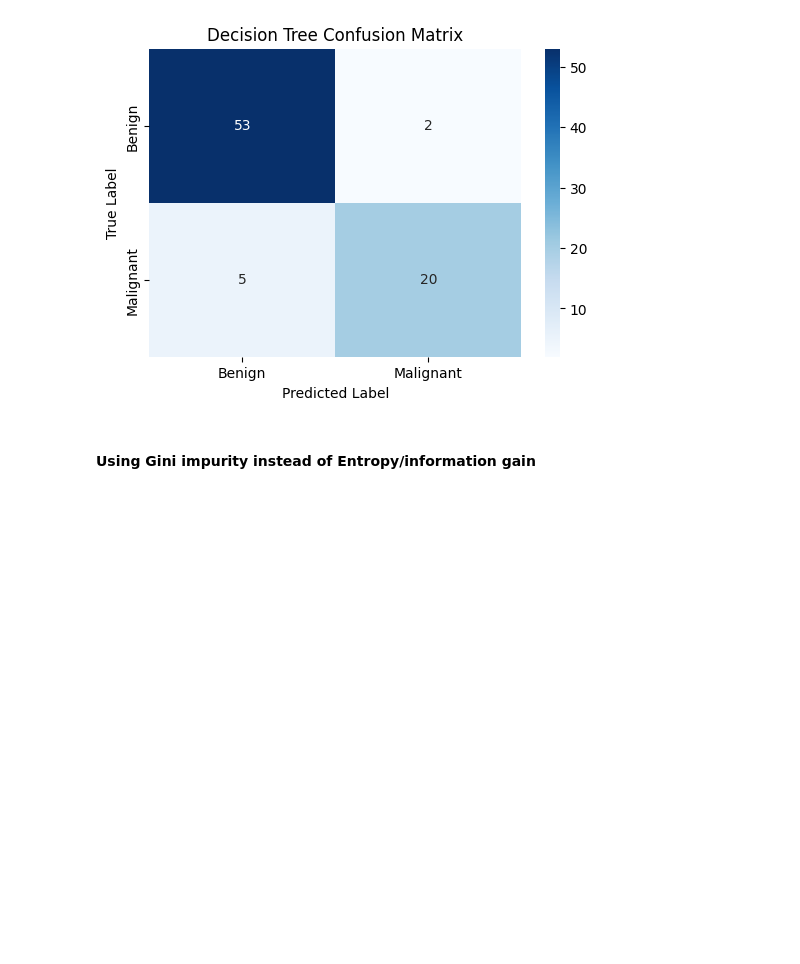
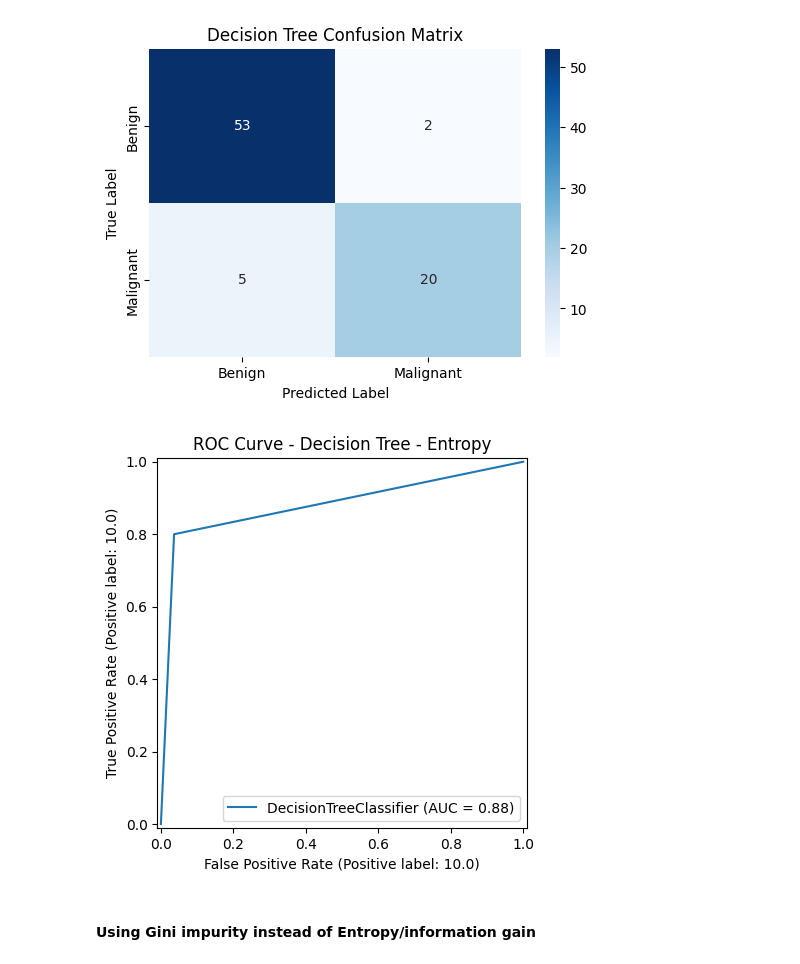
Before and after one commit to youssef-mohamed1809/Type-of-Breast-Cancer-Prediction, a Jupyter notebook: main.ipynb, the cells around one changed output. Cells and saved outputs as stored; diff of their text form; code cells hidden in the pictures; blank space fills up the shorter version.

Commit message:
Random Forest, ROC Curves

```diff
--- a/main.ipynb
+++ b/main.ipynb
@@ -459,6 +460,12 @@ plt.show()
 plot_confusion_matrix(y_test1, y_pred1, "Decision Tree Confusion Matrix")
 # %% [output]
 [figure]
+# %%
+RocCurveDisplay.from_estimator(dt_model, X_test1, y_test1)
+plt.title("ROC Curve - Decision Tree - Entropy")
+plt.show()
+# %% [output]
+[figure, added]
 # %% [markdown]
 #### Using Gini impurity instead of Entropy/information gain
 # %%
```
Also changed, not shown: parts of 8 cells of this notebook.
